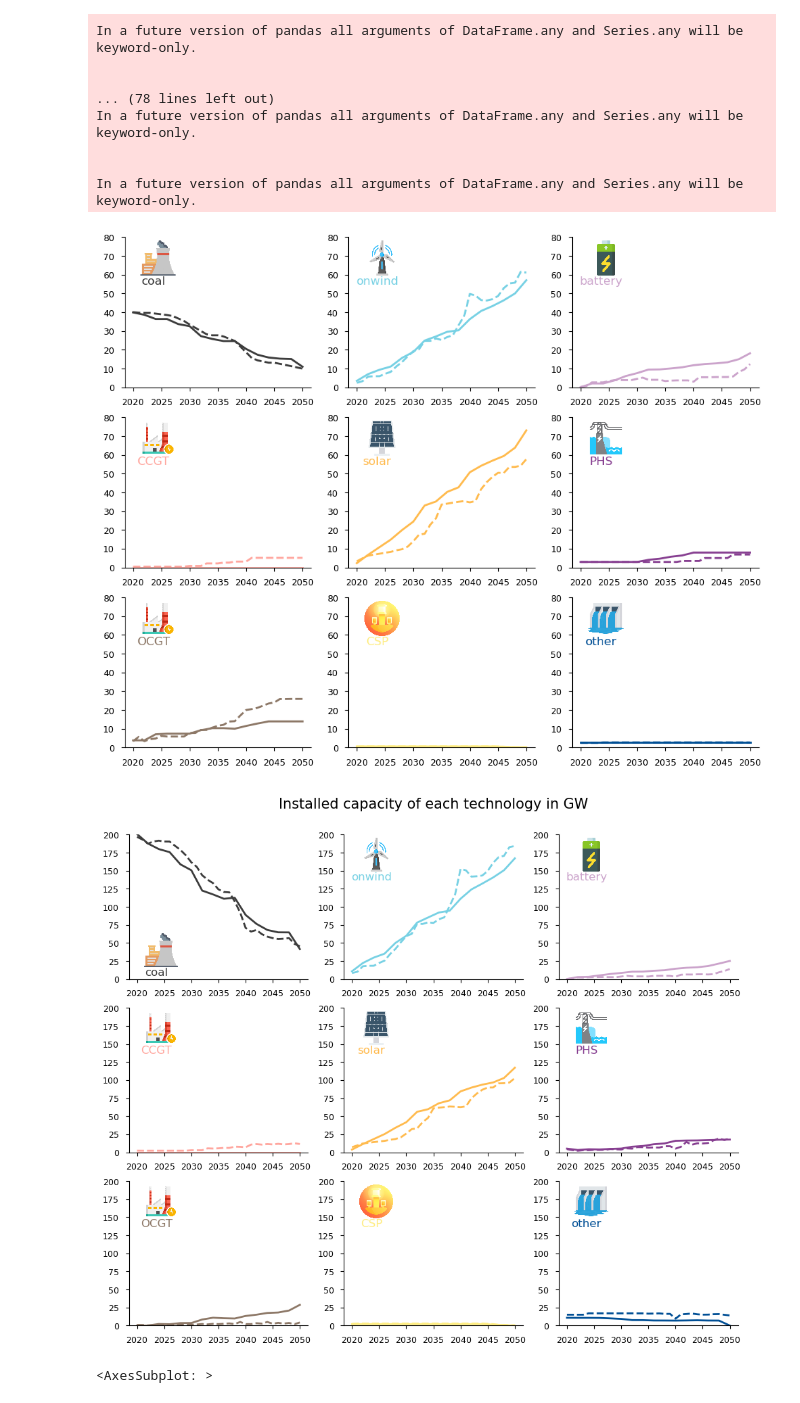
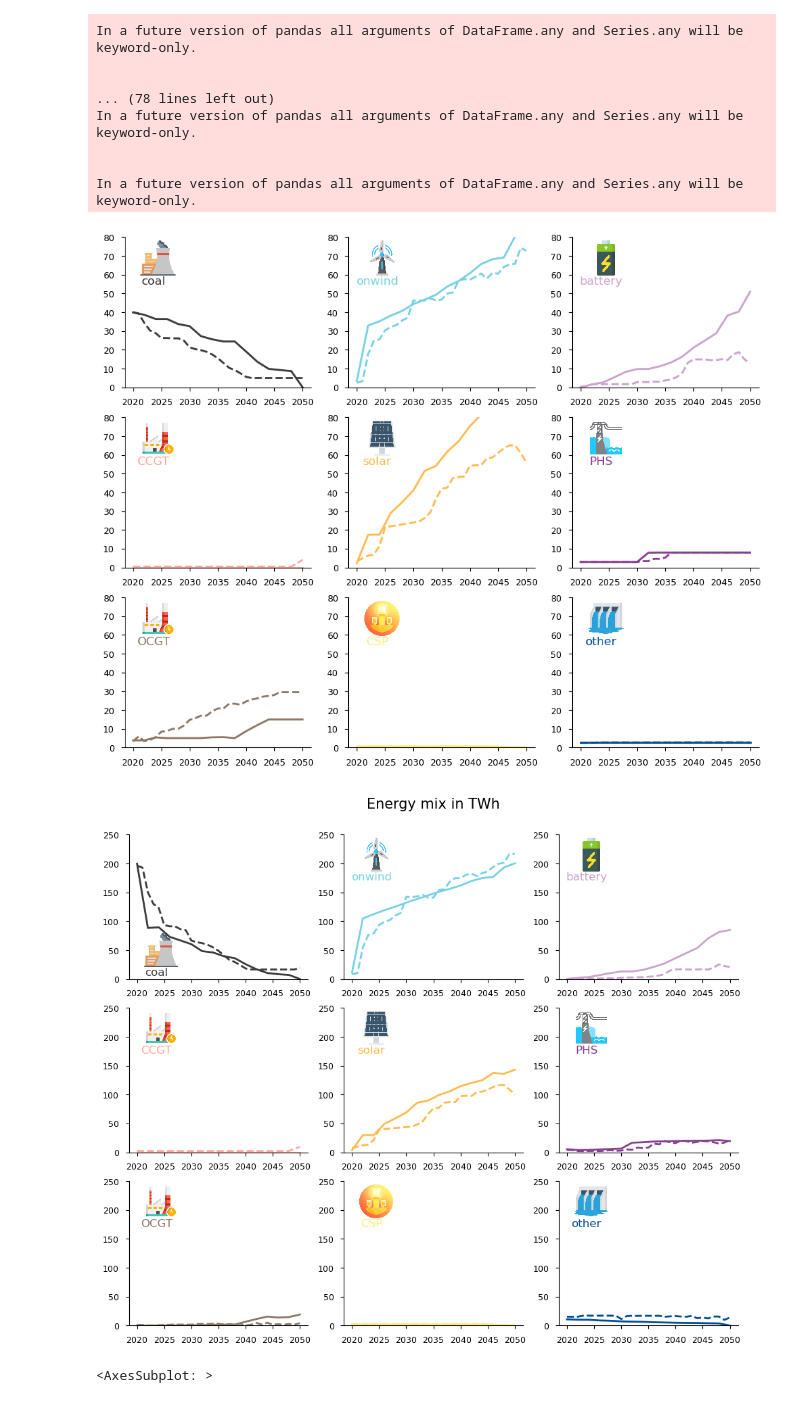
Before and after one commit to PyPSA/pypsa-za, a Jupyter notebook: notebooks/general_playground.ipynb, the cells around one changed output. Saved outputs shown, nothing was run; the diff lists cells and outputs as text; code cells hidden in the pictures.

```diff
--- a/notebooks/general_playground.ipynb
+++ b/notebooks/general_playground.ipynb
@@ -73,7 +71,7 @@ colour_map={'onwind':'#77D1E4',
             'demand_response':'#817E80',
             'loadshedding':'#DE9287'}
 # %%
-n = pypsa.Network('../results/networks/solved_validation-4_RSA_redz_lcopt_LC.nc')
+n = pypsa.Network('../results/networks/solved_validation-4_RSA_redz_lcopt_Co2L.nc')
 # n1 = pypsa.Network('../results/networks/solved_validation-4_RSA_redz_lcopt_LC-4380SEG.nc')
 # n2 = pypsa.Network('../results/networks/solved_validation-4_RSA_redz_lcopt_LC-3000SEG.nc')
 # n3 = pypsa.Network('../results/networks/solved_validation-4_RSA_redz_lcopt_LC-2H.nc')
@@ -116,14 +114,14 @@ In a future version of pandas all arguments of DataFrame.any and Series.any will
 # %%
 csir_cap = pd.read_excel(
     '../data/ambitions_validation.xlsx',
-    sheet_name = 'capacity_CSIR_LC_UNC',
+    sheet_name = 'capacity_CSIR_2Gt_UNC',
     index_col=0
 
 )/1000
 
 csir_en = pd.read_excel(
     '../data/ambitions_validation.xlsx',
-    sheet_name = 'energy_CSIR_LC_UNC',
+    sheet_name = 'energy_CSIR_2Gt_UNC',
     index_col=0
 
 )/1000
@@ -192,10 +190,10 @@ for tech in technologies:
 
     annotation.set_fontfamily('sans-serif')
 # %% [output]
-[figure, old version]
+[figure, new version]
 # %%
 fig, axs = plt.subplots(3, 3, figsize=(12, 10))
-y_max = 200
+y_max = 250
 linewidth=2
 
 technologies = ['coal', 'CCGT', 'OCGT', 'onwind', 'solar', 'CSP', 'battery', 'PHS', 'other']
@@ -213,35 +211,35 @@ row = 0
 col = 0
 
 for tech in technologies:
     ax = axs[row, col]
     img = mpimg.imread('../../icons/'+tech+'.png')
     en.loc[tech,:].plot(kind='line', ax=ax, color=colour_map[tech], linewidth=linewidth)
     csir_en[tech].plot(kind='line', ax=ax, color=colour_map[tech], linestyle='--', linewidth=linewidth)
 
     ax.set_ylim([0,y_max])
     ax.set_xlabel('')
 
     # Increment the row and column counters
     row += 1
     if row > 2:
         row = 0
         col += 1
 
     # Create an OffsetImage and AnnotationBbox
     imagebox = OffsetImage(img, zoom=0.07)
     ab = AnnotationBbox(imagebox, img_coords[tech], xycoords='axes fraction', frameon=False)
 
     # Add the AnnotationBbox to the plot
     ax.add_artist(ab)
     ax.annotate(tech, xy=txt_coords[tech], xycoords='axes fraction', fontsize=12,
             xytext=(-5, -5), textcoords='offset points', ha='center', va='center',
             color=colour_map[tech])
 
-fig. suptitle("Installed capacity of each technology in GW", fontsize=15, y=0.93)
+fig. suptitle("Energy mix in TWh", fontsize=15, y=0.93)
 
 fig.savefig('validation_capacity', dpi=150, bbox_inches='tight')
 # %% [output]
-[figure, old version]
+[figure, new version]
 # %%
 ax.y
 # %% [output]
```
Also changed, not shown: parts of 2 cells of this notebook, 5 other files.
